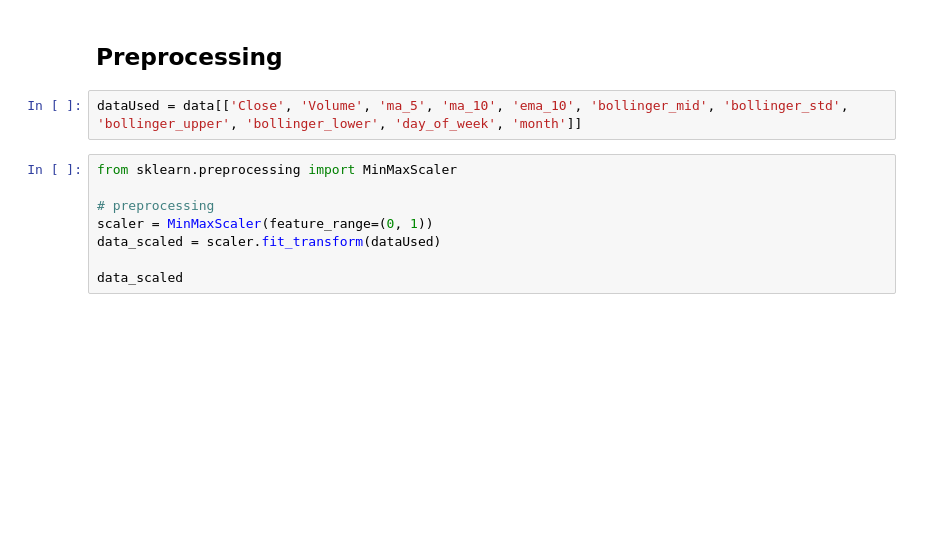
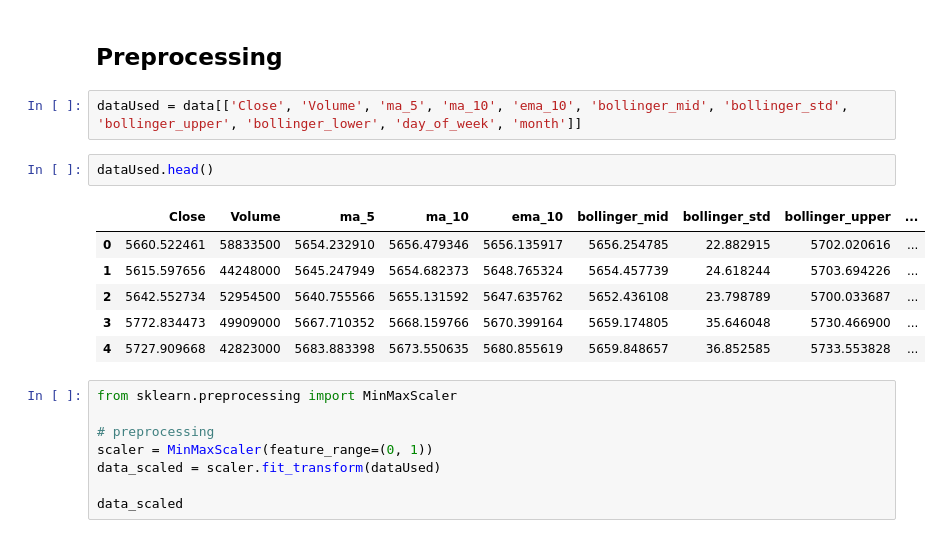
Before and after one commit to vannndar/Generative-AI-Saham, a Jupyter notebook: yfinance/lstmStockOnly bbca.ipynb, the cells around one changed output. Saved outputs shown, nothing was run; the diff lists cells and outputs as text; blank space fills up the shorter version.

```diff
--- a/yfinance/lstmStockOnly bbca.ipynb
+++ b/yfinance/lstmStockOnly bbca.ipynb
@@ -140,6 +140,15 @@ dtype: int64
 ## Preprocessing
 # %%
 dataUsed = data[['Close', 'Volume', 'ma_5', 'ma_10', 'ema_10', 'bollinger_mid', 'bollinger_std', 'bollinger_upper', 'bollinger_lower', 'day_of_week', 'month']]
+# %%
+dataUsed.head()
+# %% [output]
+|  | Close | Volume | ma_5 | ma_10 | ema_10 | bollinger_mid | bollinger_std | bollinger_upper | ... |
+| 0 | 5660.522461 | 58833500 | 5654.232910 | 5656.479346 | 5656.135917 | 5656.254785 | 22.882915 | 5702.020616 | ... |
+| 1 | 5615.597656 | 44248000 | 5645.247949 | 5654.682373 | 5648.765324 | 5654.457739 | 24.618244 | 5703.694226 | ... |
+| 2 | 5642.552734 | 52954500 | 5640.755566 | 5655.131592 | 5647.635762 | 5652.436108 | 23.798789 | 5700.033687 | ... |
+| 3 | 5772.834473 | 49909000 | 5667.710352 | 5668.159766 | 5670.399164 | 5659.174805 | 35.646048 | 5730.466900 | ... |
+| 4 | 5727.909668 | 42823000 | 5683.883398 | 5673.550635 | 5680.855619 | 5659.848657 | 36.852585 | 5733.553828 | ... |
 # %%
 from sklearn.preprocessing import MinMaxScaler
 
```
Also changed, not shown: parts of 13 cells of this notebook, 4 other files.
